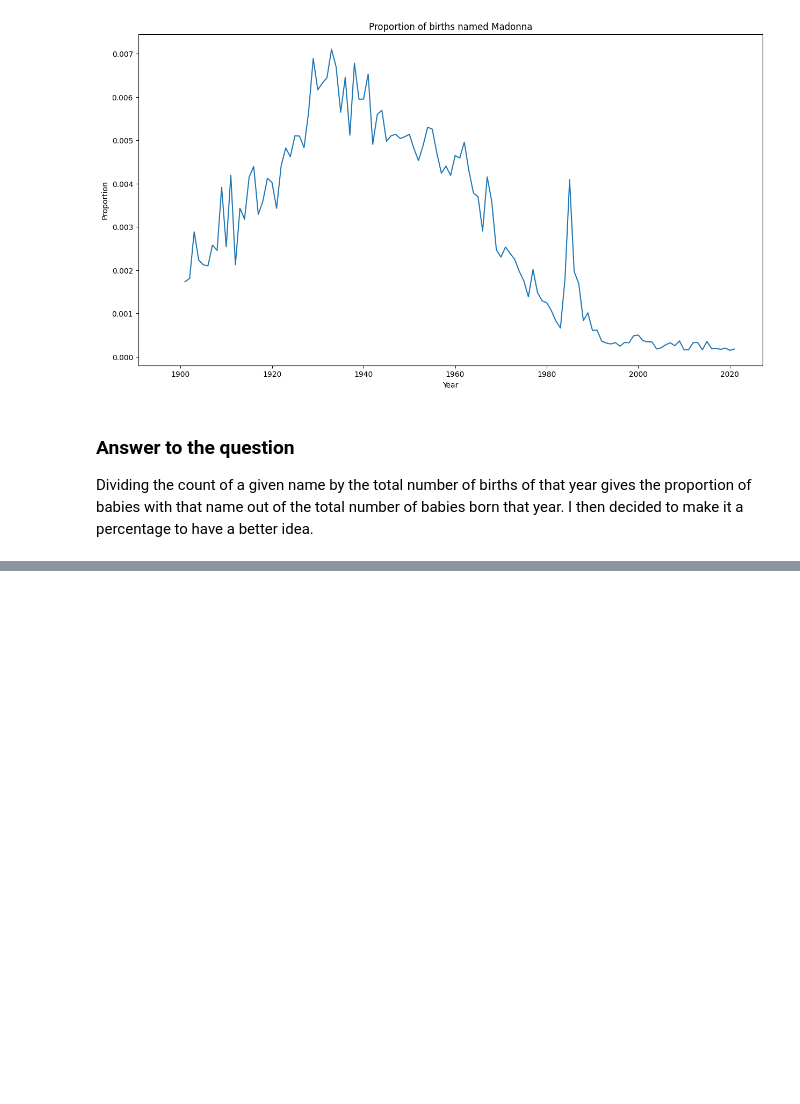
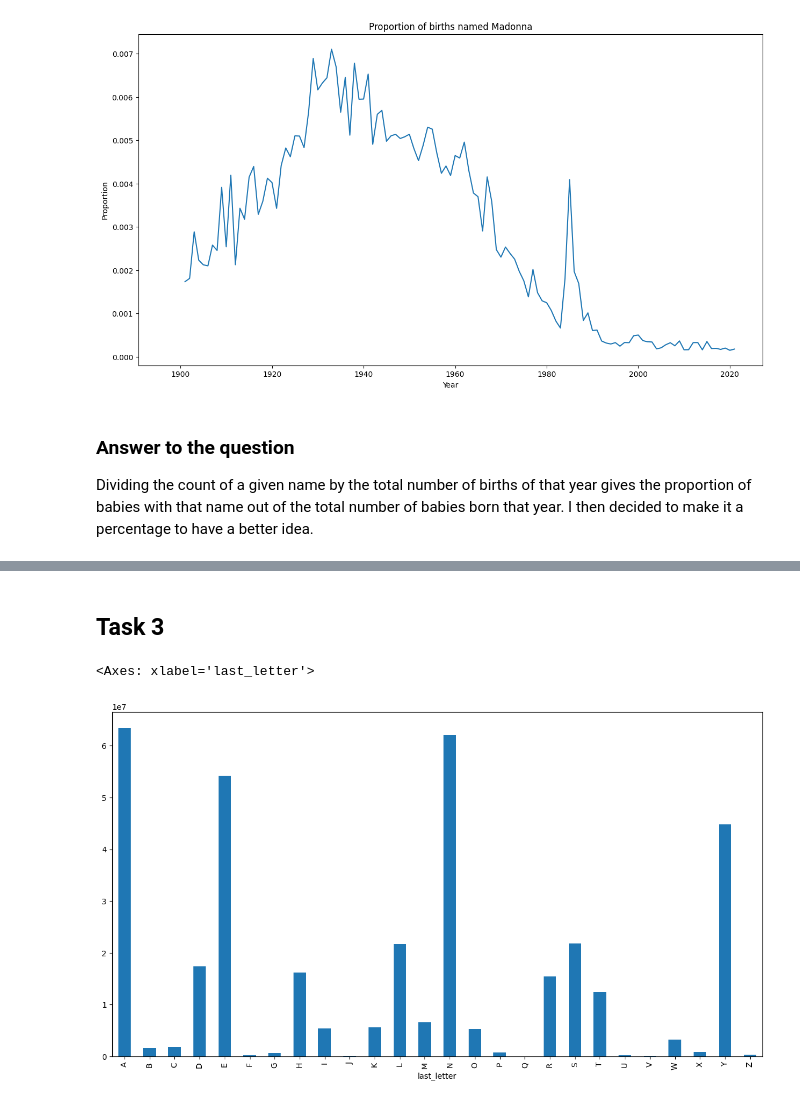
Before and after one commit to SMatti2/SE_25_DataScience, a Jupyter notebook: google_classroom/analyzing_baby_names/solution.ipynb, the cells around one changed output, grey strips where cells are left out. Drawn from its saved outputs; the diff is of its cells as text; code cells hidden in the pictures; blank space fills up the shorter version.

```diff
--- a/google_classroom/analyzing_baby_names/solution.ipynb
+++ b/google_classroom/analyzing_baby_names/solution.ipynb
@@ -229,0 +254,6 @@ Dividing the count of a given name by the total number of births of that year gi
+# %%
+def last_letter(name):
+    return name[-1].upper()
+
+all_names['last_letter'] = all_names['name'].apply(last_letter)
+print(all_names)
@@ -229,0 +275,10 @@ Dividing the count of a given name by the total number of births of that year gi
+# %% [markdown]
+## Task 3
+# %%
+last_letter_counts = all_names.groupby('last_letter')['count'].sum()
+
+# Create a bar plot
+last_letter_counts.plot(kind='bar', figsize=(15, 8))
+# %% [output]
+<Axes: xlabel='last_letter'>
+[figure, added]
```
Also changed, not shown: parts of 16 cells of this notebook, 3 other files.
